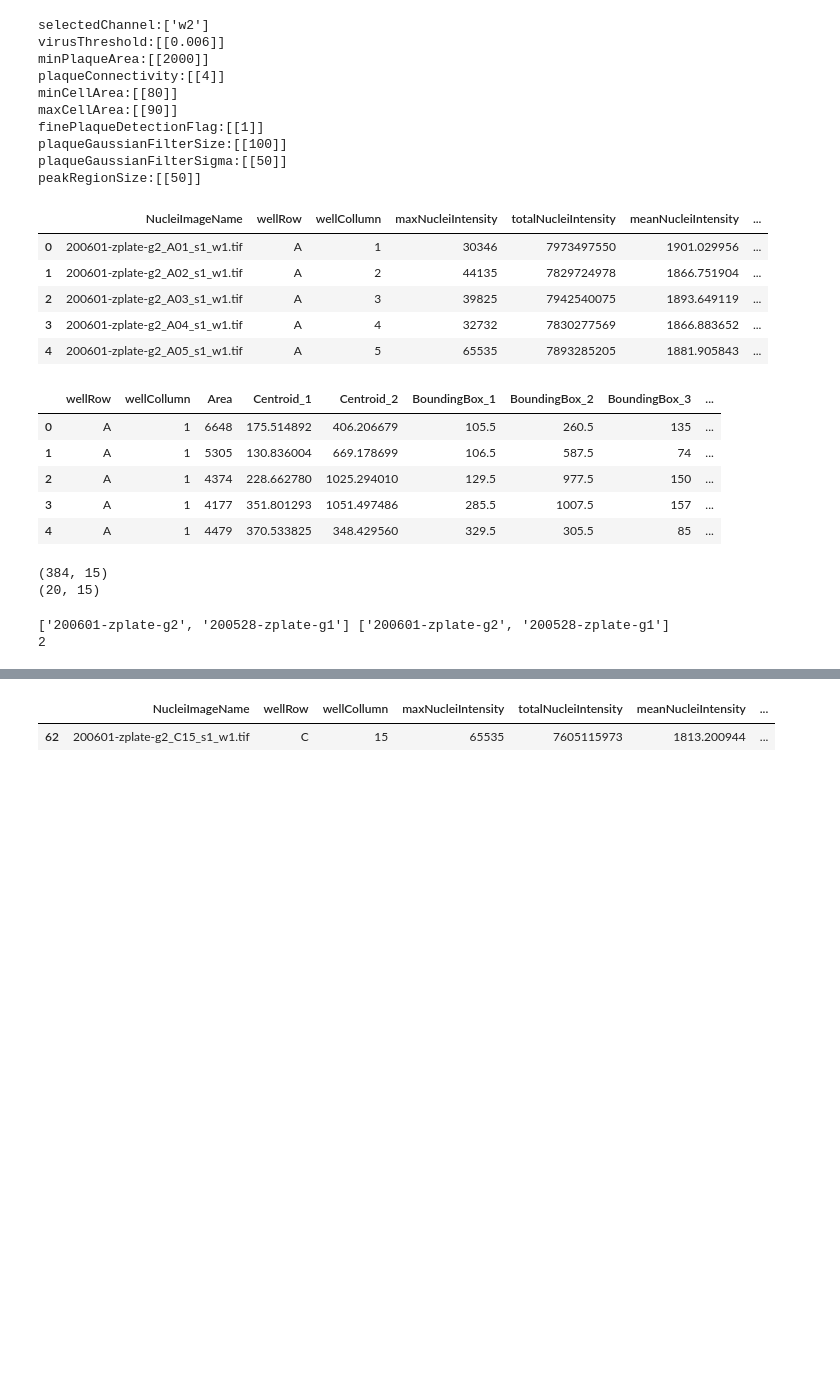
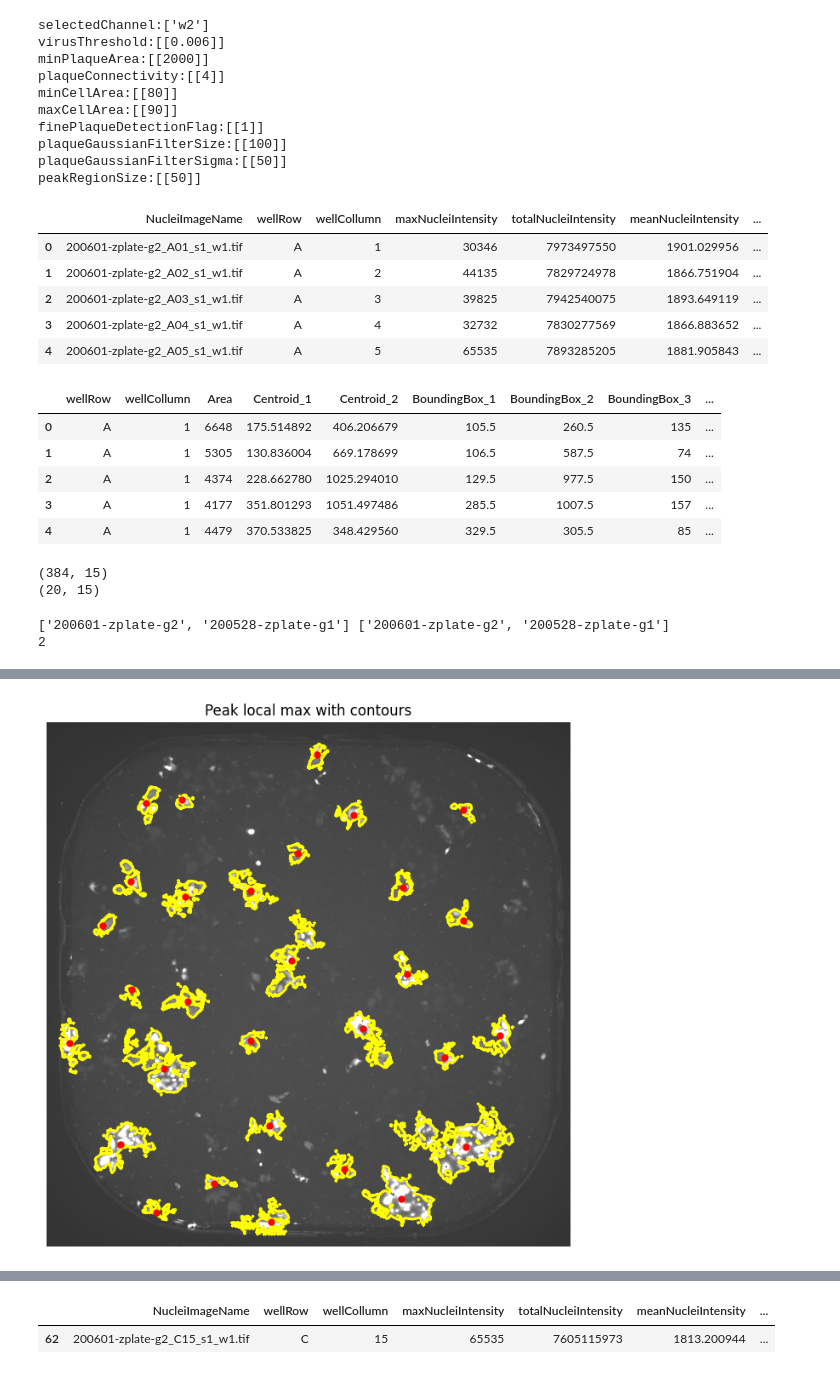
Before and after one commit to plaque2/PyPlaque, a Jupyter notebook: notebooks/visualization/comparison_barchart.ipynb, the cells around one changed output, grey strips where cells are left out. Cells and saved outputs as stored; diff of their text form; code cells hidden in the pictures; blank space fills up the shorter version.

```diff
--- a/notebooks/visualization/comparison_barchart.ipynb
+++ b/notebooks/visualization/comparison_barchart.ipynb
@@ -171,0 +181,97 @@ for f in image_files_for_comparison:
+# %%
+from importlib import reload
+reload(PyPlaque)
+image_bits = 16
+virus_params = {
+    'min_plaque_area': 2000,
+    'virus_threshold': 0.032 * (2**image_bits - 1),
+    #'virus_threshold': 0.03 * (2**image_bits - 1),
+    'plaque_connectivity': 6,
+    'fine_plaque_detection_flag': True,
+    #'plaque_gaussian_filter_size': 150,
+    'plaque_gaussian_filter_size': 200,
+    'plaque_gaussian_filter_sigma': 100,
+    'peak_region_size': 50,
+    'minCellArea': 80,
+    'maxCellArea': 90,
+    'correctionBallRadius': 120
+}
+
+plate_dict_w2 = {}
+
+# d = plate_dirs[0]
+
+d=  r'sample_plate'
+
+i = 1
+plate_dict_w2[d] = {}
+plate_dict_w2[d]['img'] = {}
+plate_dict_w2[d]['mask'] = {}
+plate_dict_w2[d]['image_name'] = {}
+image_files_for_comparison = {r"E:\PLAQUE\data\200601-zplate-g2\2020-06-03\2072\200601-zplate-g2_A02_s1_w2.tif"}
+# image_files_for_comparison = {r"E:\PLAQUE\data\sample_stitched\sample_vir_A01_w2.tif"}
+# image_files_for_comparison = {r"E:\PLAQUE\data\sample_stitched\dumb_A01_w2.tif"}
+# image_files_for_comparison = list(sample_matlab_results_image_w2['VirusImageName'])
+# image_files_for_comparison = [os.path.join(exp.plate_folder,d,'2020-06-03','2072',f)
+#                                 for f in image_files_for_comparison]
+for f in image_files_for_comparison:
+    print(f)
+    plate_dict_w2[d]['img'][i] = TIFF.imread(f)
+    # print(plate_dict_w2[d]['img'][i].shape)
+    plate_dict_w2[d]['image_name'][i] = f
+    # print(plate_dict_w2[d]['image_name'][i])
+
+
+    # bg, bg_removed_img = remove_background(plate_dict_w2[d]['img'][i],
+    #                           radius=virus_params['correctionBallRadius'])
+    img = plate_dict_w2[d]['img'][i]
+
+    #plate_dict_w2[d]['mask'][i] = get_plaque_mask(bg_removed_img,virus_params)[0]
+    plate_dict_w2[d]['mask'][i],globalPeakCoords = get_plaque_mask(img,virus_params)
+    # finalPlqRegImage, globalPeakCoords = get_plaque_mask(img,virus_params)
+    print(plate_dict_w2[d]['mask'][i].shape)
+    i+=1
+
+input_img = plate_dict_w2[d]['img'][1]
+finalPlqRegImage = plate_dict_w2[d]['mask'][1]
+print(globalPeakCoords)
+
+plate_name = d
+im_name = plate_dict_w2[plate_name] ['image_name'][1].split("\\")[-1]
+
+
+plq_image_readout = PlaqueImageReadout(nuclei_image_name=im_name,
+                            plaque_image_name=im_name,
+                            nuclei_image=np.array(plate_dict_w2[plate_name]['img'][1]),
+                            plaque_image=np.array(plate_dict_w2[plate_name]['img'][1]),
+                            nuclei_mask=np.array(plate_dict_w2[plate_name]['mask'][1]),
+                            plaque_mask=np.array(plate_dict_w2[plate_name]['mask'][1]),
+                            virus_params = virus_params)
+
+print(plq_image_readout.get_plaque_count())
+print(plq_image_readout.get_lesion_area())
+area_plq  = plq_image_readout.get_plaque_objects()
+print(area_plq[0].area_filled)
+print(np.sum(input_img)/255)
+
+
+fig, ax = plt.subplots(figsize=(8, 8))
+
+# Display inputImage with custom colormap and intensity range
+ax.imshow(input_img, cmap=plt.cm.gray, vmin=0, vmax=6000, alpha=1)
+# ax.imshow(finalPlqRegImage, cmap=plt.cm.gray)
+
+# Find contours in finalPlqRegImage
+contours = measure.find_contours(finalPlqRegImage)
+
+# Plot contours with random colors
+for contour in contours:
+    ax.plot(contour[:, 1], contour[:, 0], linewidth=2,color='yellow')
+
+ax.plot(globalPeakCoords[:, 1], globalPeakCoords[:, 0], 'r.', markersize=10)
+ax.axis('off')
+
+ax.set_title('Peak local max with contours')
+# plt.savefig("../../../manuscript/figs/fp_plaque_mask_outline.png", bbox_inches='tight')
+plt.show()
+# %% [output]
@@ -171,0 +295 @@ for f in image_files_for_comparison:
+[figure, added]
```
Also changed, not shown: parts of 7 cells of this notebook, 4 other files.
